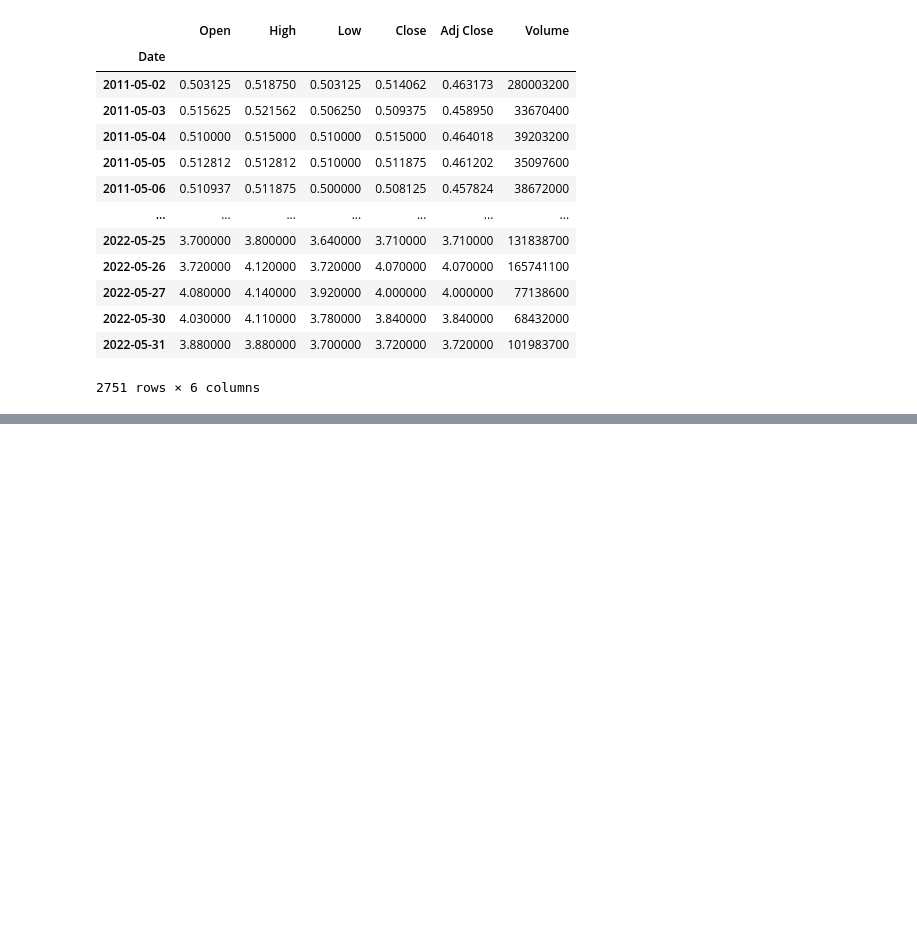
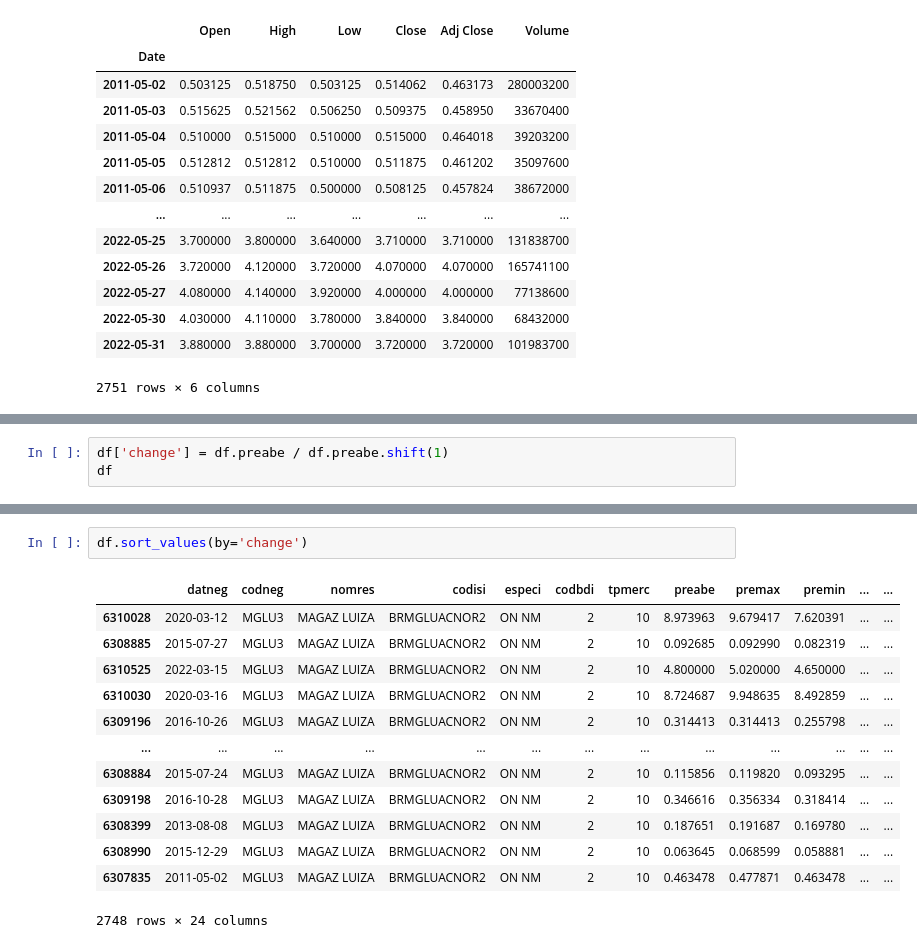
Before and after one commit to crdcj/MagicFormula, a Jupyter notebook: scripts/yfinance.ipynb, the cells around one changed output, grey strips where cells are left out. Saved outputs shown, nothing was run; the diff lists cells and outputs as text; blank space fills up the shorter version.

Commit message:
checking values

```diff
--- a/scripts/yfinance.ipynb
+++ b/scripts/yfinance.ipynb
@@ -192,0 +182,3 @@ sns.lineplot(x="datneg", y="preult", data=df)
+# %%
+df['change'] = df.preabe / df.preabe.shift(1)
+df
@@ -192,0 +199,16 @@ sns.lineplot(x="datneg", y="preult", data=df)
+# %%
+df.sort_values(by='change')
+# %% [output]
+|  | datneg | codneg | nomres | codisi | especi | codbdi | tpmerc | preabe | premax | premin | ... | ... |
+| 6310028 | 2020-03-12 | MGLU3 | MAGAZ LUIZA | BRMGLUACNOR2 | ON NM | 2 | 10 | 8.973963 | 9.679417 | 7.620391 | ... | ... |
+| 6308885 | 2015-07-27 | MGLU3 | MAGAZ LUIZA | BRMGLUACNOR2 | ON NM | 2 | 10 | 0.092685 | 0.092990 | 0.082319 | ... | ... |
+| 6310525 | 2022-03-15 | MGLU3 | MAGAZ LUIZA | BRMGLUACNOR2 | ON NM | 2 | 10 | 4.800000 | 5.020000 | 4.650000 | ... | ... |
+| 6310030 | 2020-03-16 | MGLU3 | MAGAZ LUIZA | BRMGLUACNOR2 | ON NM | 2 | 10 | 8.724687 | 9.948635 | 8.492859 | ... | ... |
+| 6309196 | 2016-10-26 | MGLU3 | MAGAZ LUIZA | BRMGLUACNOR2 | ON NM | 2 | 10 | 0.314413 | 0.314413 | 0.255798 | ... | ... |
+| ... | ... | ... | ... | ... | ... | ... | ... | ... | ... | ... | ... | ... |
+| 6308884 | 2015-07-24 | MGLU3 | MAGAZ LUIZA | BRMGLUACNOR2 | ON NM | 2 | 10 | 0.115856 | 0.119820 | 0.093295 | ... | ... |
+| 6309198 | 2016-10-28 | MGLU3 | MAGAZ LUIZA | BRMGLUACNOR2 | ON NM | 2 | 10 | 0.346616 | 0.356334 | 0.318414 | ... | ... |
+| 6308399 | 2013-08-08 | MGLU3 | MAGAZ LUIZA | BRMGLUACNOR2 | ON NM | 2 | 10 | 0.187651 | 0.191687 | 0.169780 | ... | ... |
+| 6308990 | 2015-12-29 | MGLU3 | MAGAZ LUIZA | BRMGLUACNOR2 | ON NM | 2 | 10 | 0.063645 | 0.068599 | 0.058881 | ... | ... |
+| 6307835 | 2011-05-02 | MGLU3 | MAGAZ LUIZA | BRMGLUACNOR2 | ON NM | 2 | 10 | 0.463478 | 0.477871 | 0.463478 | ... | ... |
+2748 rows × 24 columns
```
Also changed, not shown: parts of 12 cells of this notebook, 1 other file.
